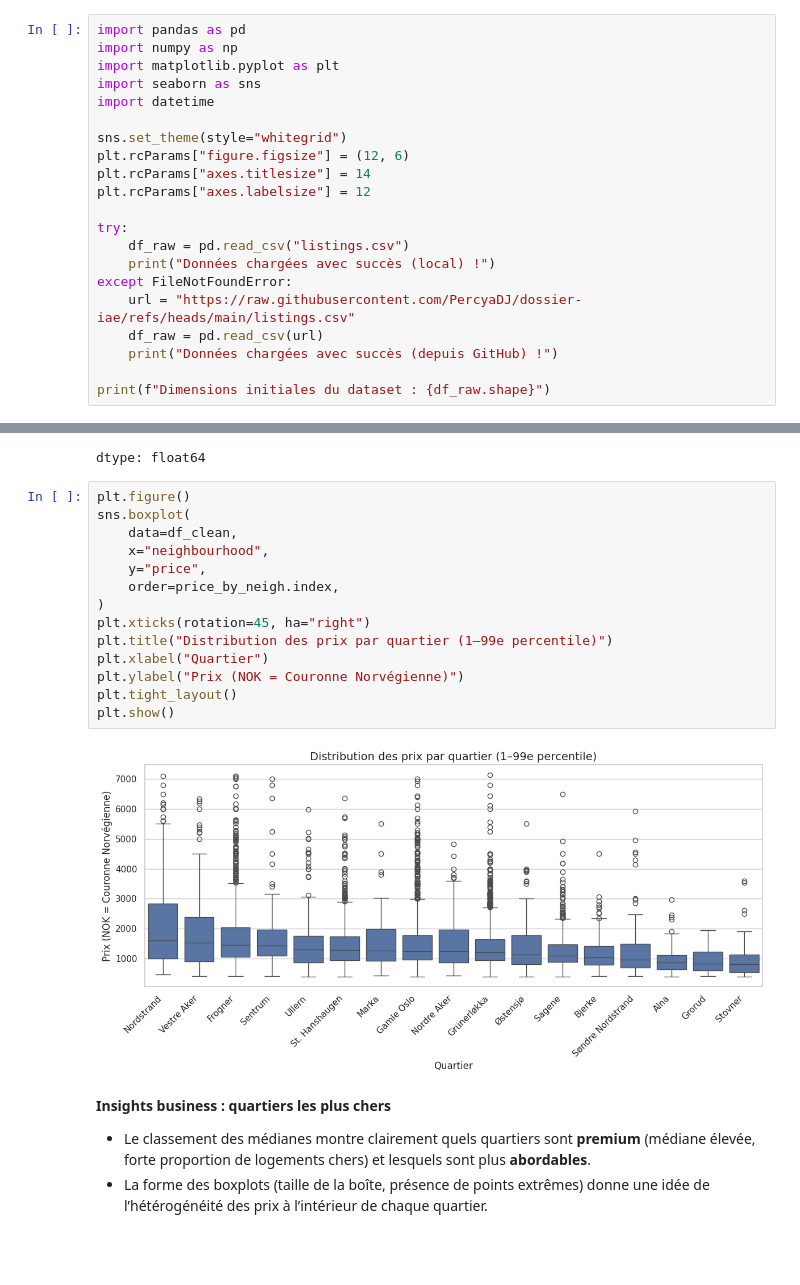
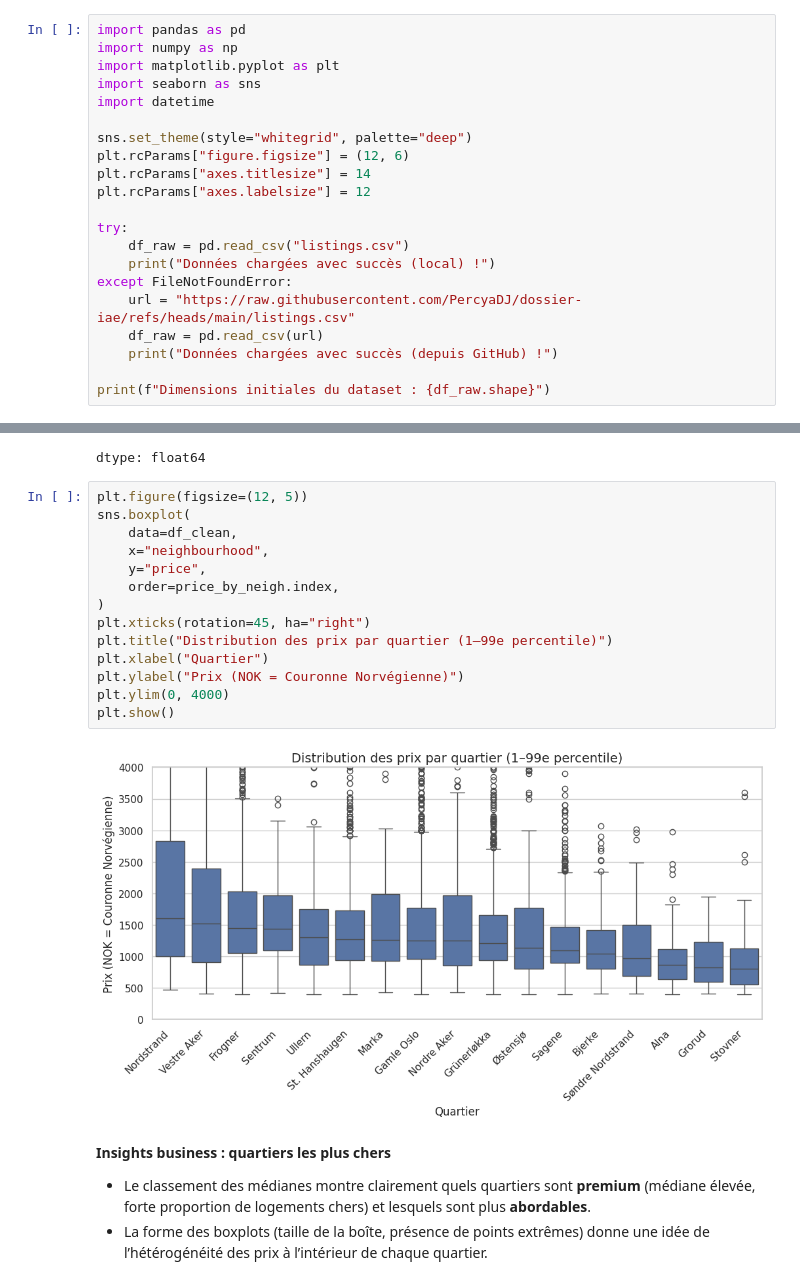
Before and after one commit to PercyaDJ/dossier-iae, a Jupyter notebook: oslo_airbnb_EDA.ipynb, the cells around one changed output, grey strips where cells are left out. Cells and saved outputs as stored; diff of their text form; blank space fills up the shorter version.

```diff
--- a/oslo_airbnb_EDA.ipynb
+++ b/oslo_airbnb_EDA.ipynb
@@ -44,7 +44,7 @@ import matplotlib.pyplot as plt
 import seaborn as sns
 import datetime
 
-sns.set_theme(style="whitegrid")
+sns.set_theme(style="whitegrid", palette="deep")
 plt.rcParams["figure.figsize"] = (12, 6)
 plt.rcParams["axes.titlesize"] = 14
 plt.rcParams["axes.labelsize"] = 12
@@ -387,21 +388,21 @@ price_by_neigh
 | Stovner | 800.0 |
 dtype: float64
 # %%
-plt.figure()
+plt.figure(figsize=(12, 5))
 sns.boxplot(
     data=df_clean,
     x="neighbourhood",
     y="price",
     order=price_by_neigh.index,
 )
 plt.xticks(rotation=45, ha="right")
 plt.title("Distribution des prix par quartier (1–99e percentile)")
 plt.xlabel("Quartier")
 plt.ylabel("Prix (NOK = Couronne Norvégienne)")
-plt.tight_layout()
+plt.ylim(0, 4000)
 plt.show()
 # %% [output]
-[figure, old version]
+[figure, new version]
 # %% [markdown]
 **Insights business : quartiers les plus chers**
 - Le classement des médianes montre clairement quels quartiers sont
```
Also changed, not shown: parts of 8 cells of this notebook.
